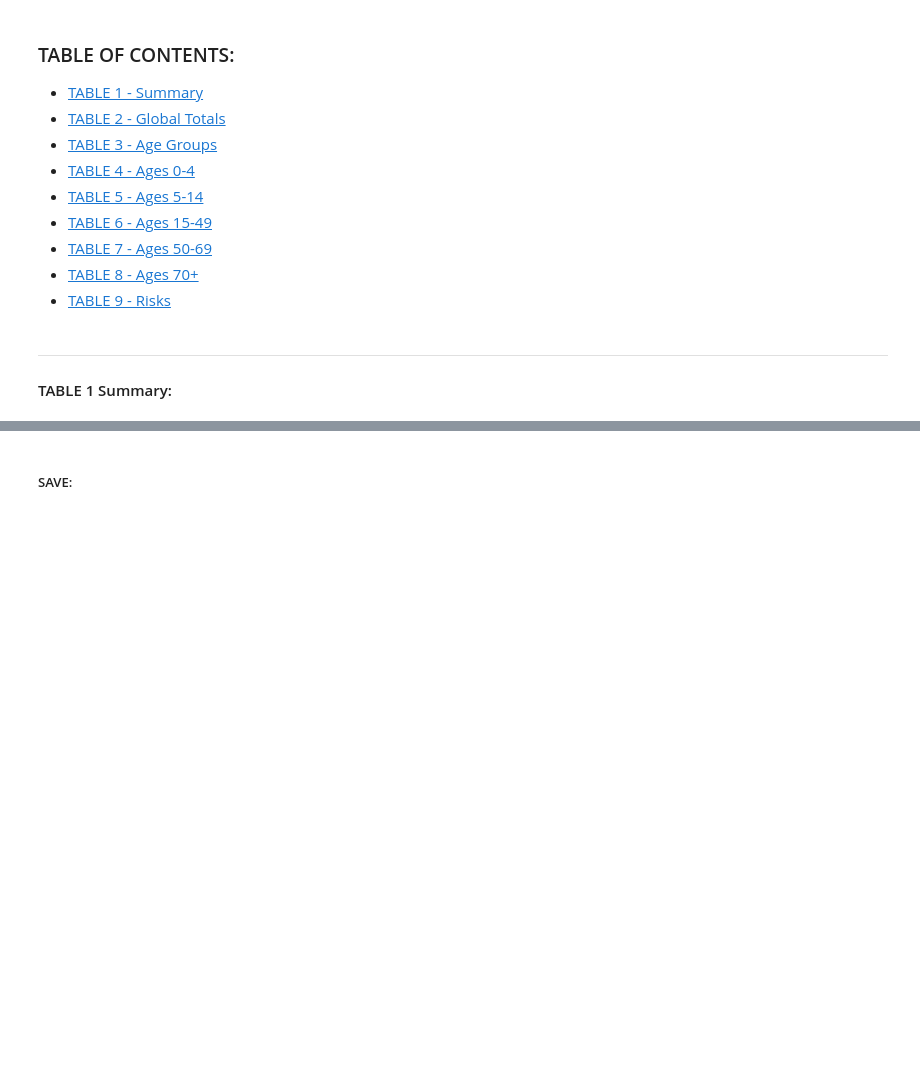
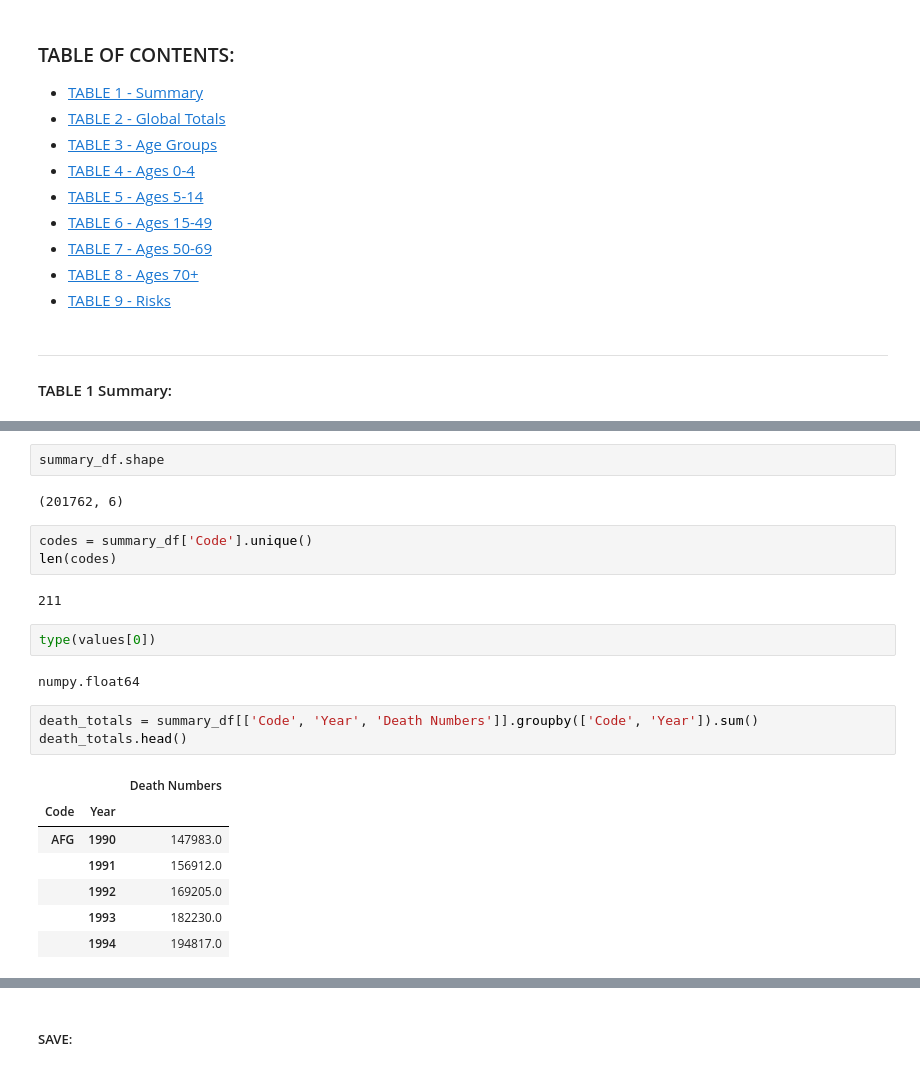
Before and after one commit to jdormaar/Global-Mortality-Distributions-by-Age-Groups, a Jupyter notebook: Workbook/W4P3_Tableau_doodle_doc.ipynb, the cells around one changed output, grey strips where cells are left out. Drawn from its saved outputs; the diff is of its cells as text; blank space fills up the shorter version.

```diff
--- a/Workbook/W4P3_Tableau_doodle_doc.ipynb
+++ b/Workbook/W4P3_Tableau_doodle_doc.ipynb
@@ -34,3 +35,27 @@ summary_df.head()
 | 2 | Fire, heat, and hot substances | Deaths - Fire, heat, and hot subs... | 481.0 | Afghanistan | AFG | 2007 |
 | 3 | Malaria | Deaths - Malaria - Sex: Both - Ag... | 393.0 | Afghanistan | AFG | 2007 |
 | 4 | Drowning | Deaths - Drowning - Sex: Both - A... | 2127.0 | Afghanistan | AFG | 2007 |
+# %%
+summary_df.shape
+# %% [output]
+(201762, 6)
+# %%
+codes = summary_df['Code'].unique()
+len(codes)
+# %% [output]
+211
+# %%
+type(values[0])
+# %% [output]
+numpy.float64
+# %%
+death_totals = summary_df[['Code', 'Year', 'Death Numbers']].groupby(['Code', 'Year']).sum()
+death_totals.head()
+# %% [output]
+|  |  | Death Numbers |
+| Code | Year |  |
+| AFG | 1990 | 147983.0 |
+|  | 1991 | 156912.0 |
+|  | 1992 | 169205.0 |
+|  | 1993 | 182230.0 |
+|  | 1994 | 194817.0 |
```
Also changed, not shown: parts of 37 cells of this notebook, 1 other file.
